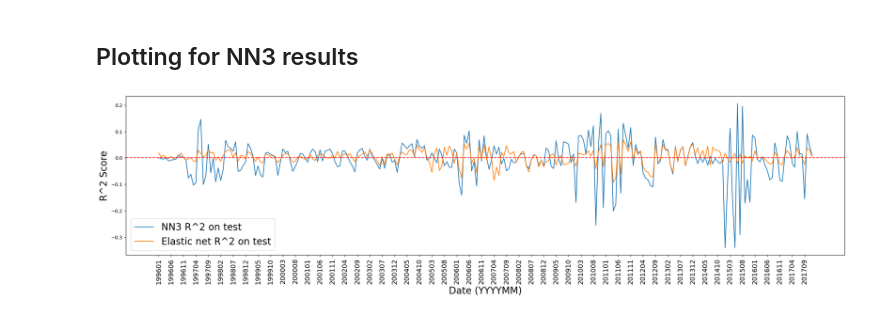
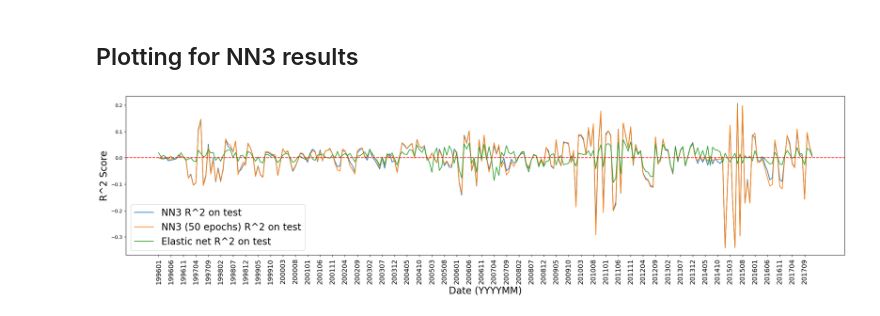
Before and after one commit to Sho-Shoo/36490-F23-Group1, a Jupyter notebook: plotting.ipynb, the cells around one changed output. Drawn from its saved outputs; the diff is of its cells as text; code cells hidden in the pictures.

Commit message:
Push NN3 epoch 50 outputs

```diff
--- a/plotting.ipynb
+++ b/plotting.ipynb
@@ -10,19 +10,23 @@ test_months = [str(t) for t in test_months]
 # %%
 with open("outputs/nn3/test_r2s.pkl", "rb") as f:
     nn3_test_r2s = pickle.load(f)
+
+with open("outputs/nn3_50epochs/test_r2s.pkl", "rb") as f:
+    nn3_50_test_r2s = pickle.load(f)
 
 with open("outputs/elasticnet/test_r2s.pkl", "rb") as f:
     elasticnet_test_r2s = pickle.load(f)
 
 plt.figure(figsize=(27, 6))
 plt.plot(test_months, nn3_test_r2s, label="NN3 R^2 on test")
+plt.plot(test_months, nn3_50_test_r2s, label="NN3 (50 epochs) R^2 on test")
 plt.plot(test_months, elasticnet_test_r2s, label="Elastic net R^2 on test")
 plt.axhline(0, color='r', linestyle="--")
 # plt.plot(test_months, validation_r2s, label="R^2 in validation years")
 plt.xticks(test_months[::5], rotation='vertical', fontsize=14)
 plt.xlabel('Date (YYYYMM)', fontsize=20)
 plt.ylabel('R^2 Score', fontsize=20)
 plt.legend(fontsize=20)
 plt.show()
 # %% [output]
-[figure, old version]
+[figure, new version]
```
Also changed, not shown: 5 other files.
